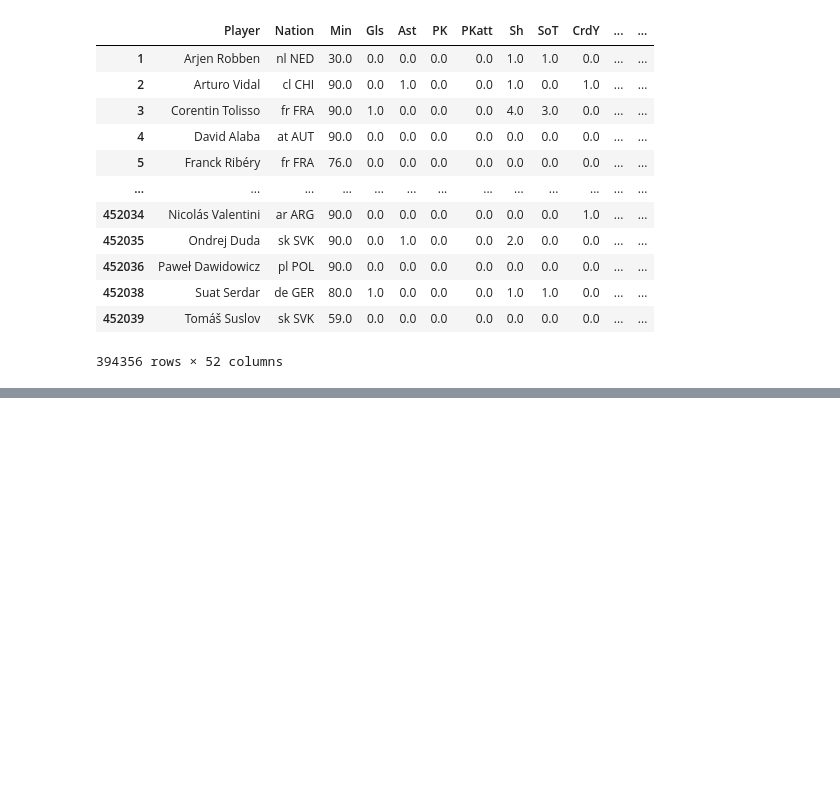
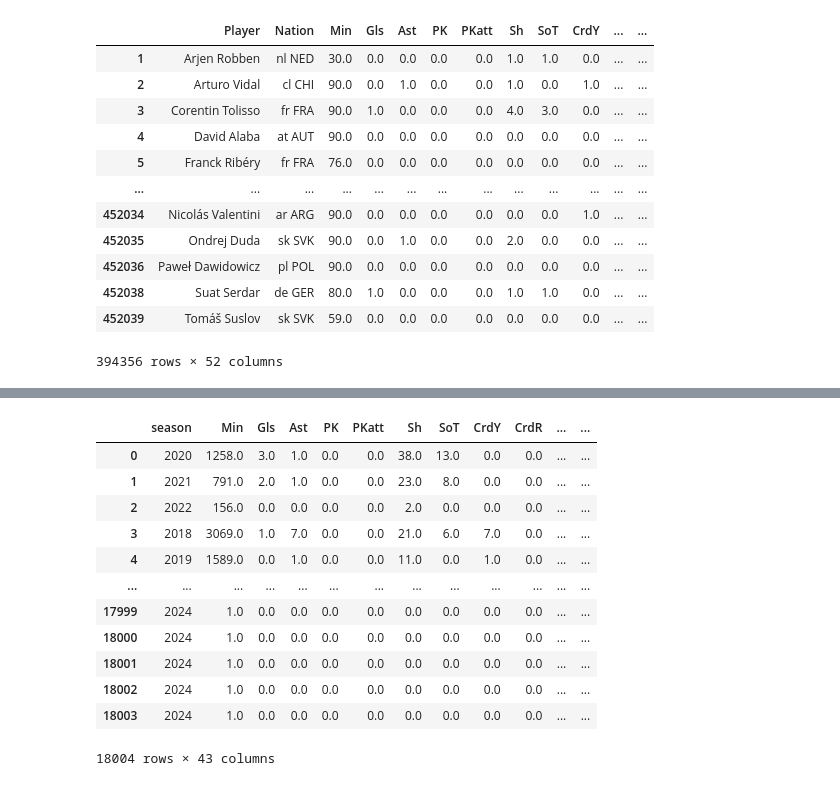
Before and after one commit to shipley7/fifa, a Jupyter notebook: FIFA.ipynb, the cells around one changed output, grey strips where cells are left out. Cells and saved outputs as stored; diff of their text form; code cells hidden in the pictures; blank space fills up the shorter version.

```diff
--- a/FIFA.ipynb
+++ b/FIFA.ipynb
@@ -327 +287,81 @@ TRAIN: [0 1 2] TEST: [3]
+# %%
+outfielders_pred2 = outfielders_pred.copy()
+outfielders_pred2 = outfielders_pred2.drop(['Player', 'home', 'Age Days', 'league_bundesliga', 'league_la-liga', 'league_ligue-1', 'league_premier-league', 'league_serie-a'], axis = 1)
+outfielders_pred2 = outfielders_pred2[outfielders_pred2.season != 2025]
+cols = ['season', 'Min', 'Gls', 'Ast', 'PK', 'PKatt', 'Sh', 'SoT', 'CrdY',
+       'CrdR', 'Touches', 'Tkl', 'Int', 'Blocks', 'xG', 'npxG', 'xAG', 'SCA',
+       'GCA', 'Cmp_x', 'Att_x', 'Cmp%_x', 'PrgP', 'Carries', 'PrgC', 'Att_x.1',
+       'Succ', 'top100', 'Age Years', 'AM', 'CB', 'CM', 'DF', 'DM', 'FW', 'LB', 'LM', 'LW',
+       'MF', 'RB', 'RM', 'RW', 'WB']
+rows_to_add = []
+for i in range(231):
+  rows_to_add.append([2018, 1.0, 0.0, 0.0, 0.0, 0.0,
+                      0.0, 0.0, 0.0, 0.0, 0.0, 0.0,
+                      0.0, 0.0, 0.0, 0.0, 0.0, 0.0,
+                      0.0, 0.0, 0.0, 0.0, 0.0, 0.0,
+                      0.0, 0.0, 0.0, 0, 26.0, 0.0, 0.0,
+                      0.0, 0.0, 0.0, 1.0, 0.0, 0.0,
+                      0.0, 0.0, 0.0, 0.0, 0.0, 0.0])
+for i in range(224):
+  rows_to_add.append([2019, 1.0, 0.0, 0.0, 0.0, 0.0,
+                      0.0, 0.0, 0.0, 0.0, 0.0, 0.0,
+                      0.0, 0.0, 0.0, 0.0, 0.0, 0.0,
+                      0.0, 0.0, 0.0, 0.0, 0.0, 0.0,
+                      0.0, 0.0, 0.0, 0, 26.0, 0.0, 0.0,
+                      0.0, 0.0, 0.0, 0.0, 1.0, 0.0,
+                      0.0, 0.0, 0.0, 0.0, 0.0, 0.0])
+
+for i in range(171):
+  rows_to_add.append([2020, 1.0, 0.0, 0.0, 0.0, 0.0,
+                      0.0, 0.0, 0.0, 0.0, 0.0, 0.0,
+                      0.0, 0.0, 0.0, 0.0, 0.0, 0.0,
+                      0.0, 0.0, 0.0, 0.0, 0.0, 0.0,
+                      0.0, 0.0, 0.0, 0, 26.0, 0.0, 0.0,
+                      0.0, 0.0, 0.0, 0.0, 0.0, 1.0,
+                      0.0, 0.0, 0.0, 0.0, 0.0, 0.0])
+
+for i in range(78):
+  rows_to_add.append([2021, 1.0, 0.0, 0.0, 0.0, 0.0,
+                      0.0, 0.0, 0.0, 0.0, 0.0, 0.0,
+                      0.0, 0.0, 0.0, 0.0, 0.0, 0.0,
+                      0.0, 0.0, 0.0, 0.0, 0.0, 0.0,
+                      0.0, 0.0, 0.0, 0, 26.0, 0.0, 0.0,
+                      0.0, 0.0, 0.0, 0.0, 0.0, 0.0,
+                      1.0, 0.0, 0.0, 0.0, 0.0, 0.0])
+
+for i in range(57):
+  rows_to_add.append([2023, 1.0, 0.0, 0.0, 0.0, 0.0,
+                      0.0, 0.0, 0.0, 0.0, 0.0, 0.0,
+                      0.0, 0.0, 0.0, 0.0, 0.0, 0.0,
+                      0.0, 0.0, 0.0, 0.0, 0.0, 0.0,
+                      0.0, 0.0, 0.0, 0, 26.0, 0.0, 0.0,
+                      0.0, 0.0, 0.0, 0.0, 0.0, 0.0,
+                      0.0, 0.0, 1.0, 0.0, 0.0, 0.0])
+
+for i in range(68):
+  rows_to_add.append([2024, 1.0, 0.0, 0.0, 0.0, 0.0,
+                      0.0, 0.0, 0.0, 0.0, 0.0, 0.0,
+                      0.0, 0.0, 0.0, 0.0, 0.0, 0.0,
+                      0.0, 0.0, 0.0, 0.0, 0.0, 0.0,
+                      0.0, 0.0, 0.0, 0, 26.0, 0.0, 0.0,
+                      0.0, 0.0, 0.0, 0.0, 0.0, 0.0,
+                      0.0, 0.0, 0.0, 1.0, 0.0, 0.0])
+
+df1 = pd.DataFrame(rows_to_add, columns=cols)
+outfielders_pred2 = pd.concat([outfielders_pred2, df1], ignore_index=True)
+outfielders_pred2
+# %% [output]
+|  | season | Min | Gls | Ast | PK | PKatt | Sh | SoT | CrdY | CrdR | ... | ... |
+| 0 | 2020 | 1258.0 | 3.0 | 1.0 | 0.0 | 0.0 | 38.0 | 13.0 | 0.0 | 0.0 | ... | ... |
+| 1 | 2021 | 791.0 | 2.0 | 1.0 | 0.0 | 0.0 | 23.0 | 8.0 | 0.0 | 0.0 | ... | ... |
+| 2 | 2022 | 156.0 | 0.0 | 0.0 | 0.0 | 0.0 | 2.0 | 0.0 | 0.0 | 0.0 | ... | ... |
+| 3 | 2018 | 3069.0 | 1.0 | 7.0 | 0.0 | 0.0 | 21.0 | 6.0 | 7.0 | 0.0 | ... | ... |
+| 4 | 2019 | 1589.0 | 0.0 | 1.0 | 0.0 | 0.0 | 11.0 | 0.0 | 1.0 | 0.0 | ... | ... |
+| ... | ... | ... | ... | ... | ... | ... | ... | ... | ... | ... | ... | ... |
+| 17999 | 2024 | 1.0 | 0.0 | 0.0 | 0.0 | 0.0 | 0.0 | 0.0 | 0.0 | 0.0 | ... | ... |
+| 18000 | 2024 | 1.0 | 0.0 | 0.0 | 0.0 | 0.0 | 0.0 | 0.0 | 0.0 | 0.0 | ... | ... |
+| 18001 | 2024 | 1.0 | 0.0 | 0.0 | 0.0 | 0.0 | 0.0 | 0.0 | 0.0 | 0.0 | ... | ... |
+| 18002 | 2024 | 1.0 | 0.0 | 0.0 | 0.0 | 0.0 | 0.0 | 0.0 | 0.0 | 0.0 | ... | ... |
+| 18003 | 2024 | 1.0 | 0.0 | 0.0 | 0.0 | 0.0 | 0.0 | 0.0 | 0.0 | 0.0 | ... | ... |
+18004 rows × 43 columns
 # %%
```
Also changed, not shown: parts of 18 cells of this notebook.
